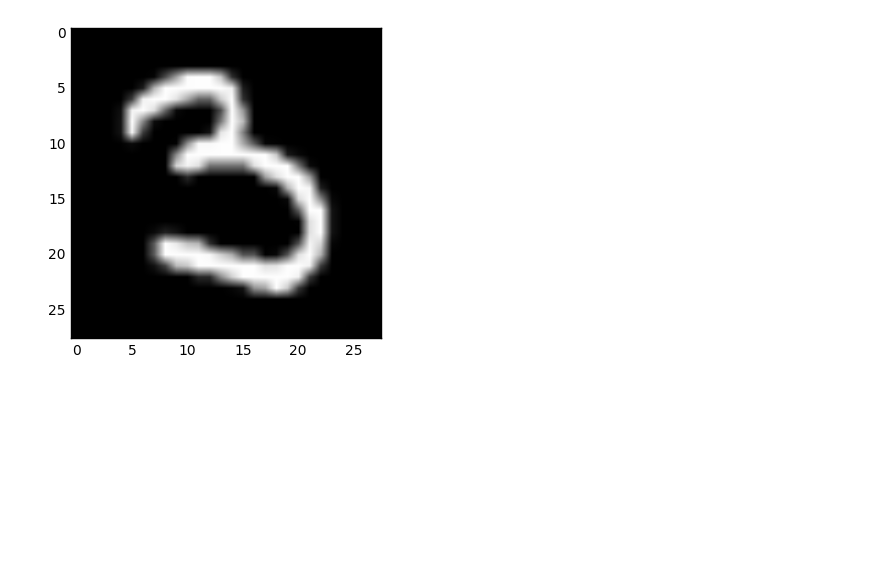
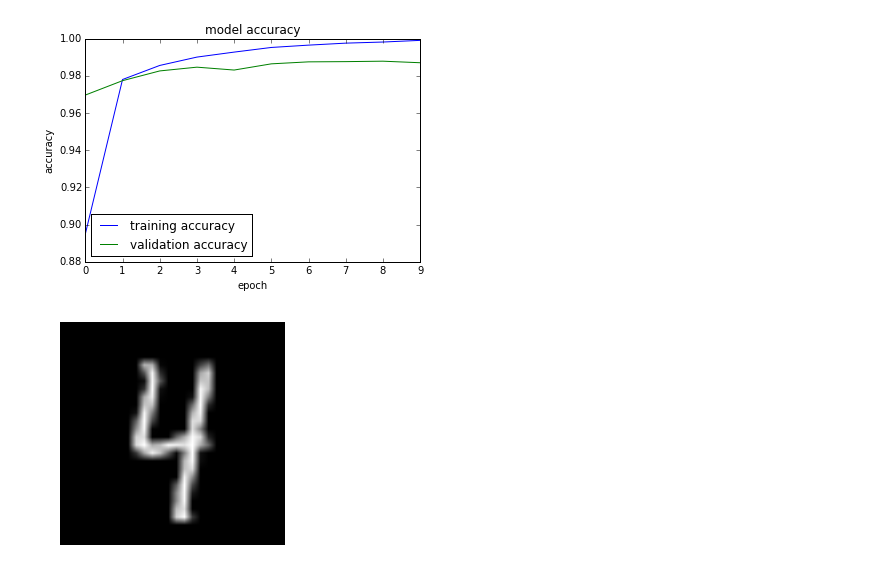
Before and after one commit to pritishuplavikar/CNN-intermediate-layer-outputs, a Jupyter notebook: CNN intermediate layer outputs.ipynb, the cells around one changed output. Drawn from its saved outputs; the diff is of its cells as text; code cells hidden in the pictures; blank space fills up the shorter version.

```diff
--- a/CNN intermediate layer outputs.ipynb
+++ b/CNN intermediate layer outputs.ipynb
@@ -112,9 +91,25 @@ Epoch 5/5
+# %%
+# Plotting training accuracy vs validation accuracy
+%matplotlib inline
+plt.plot(model.history['acc'])
+plt.plot(model.history['val_acc'])
+plt.title('model accuracy')
+plt.ylabel('accuracy')
+plt.xlabel('epoch')
+plt.legend(['training accuracy', 'validation accuracy'], loc='best')
+plt.show()
+# %% [output]
+[figure, added]
 # %%
-# Taking sample image with index '16' from the testset and displaying it
+# Visualizing random test image
+import random
+
+j = random.randrange(0, testX.shape[0])
 %matplotlib inline
-arr = np.asarray(testX[16][0])
-plt.imshow(arr, cmap='Greys_r')
+img = np.asarray(testX[j][0])
+plt.imshow(img, cmap='Greys_r')
+plt.axis('off')
 plt.show()
 # %% [output]
-[figure, old version]
+[figure, new version]
 # %%
```
Also changed, not shown: parts of 16 cells of this notebook.
